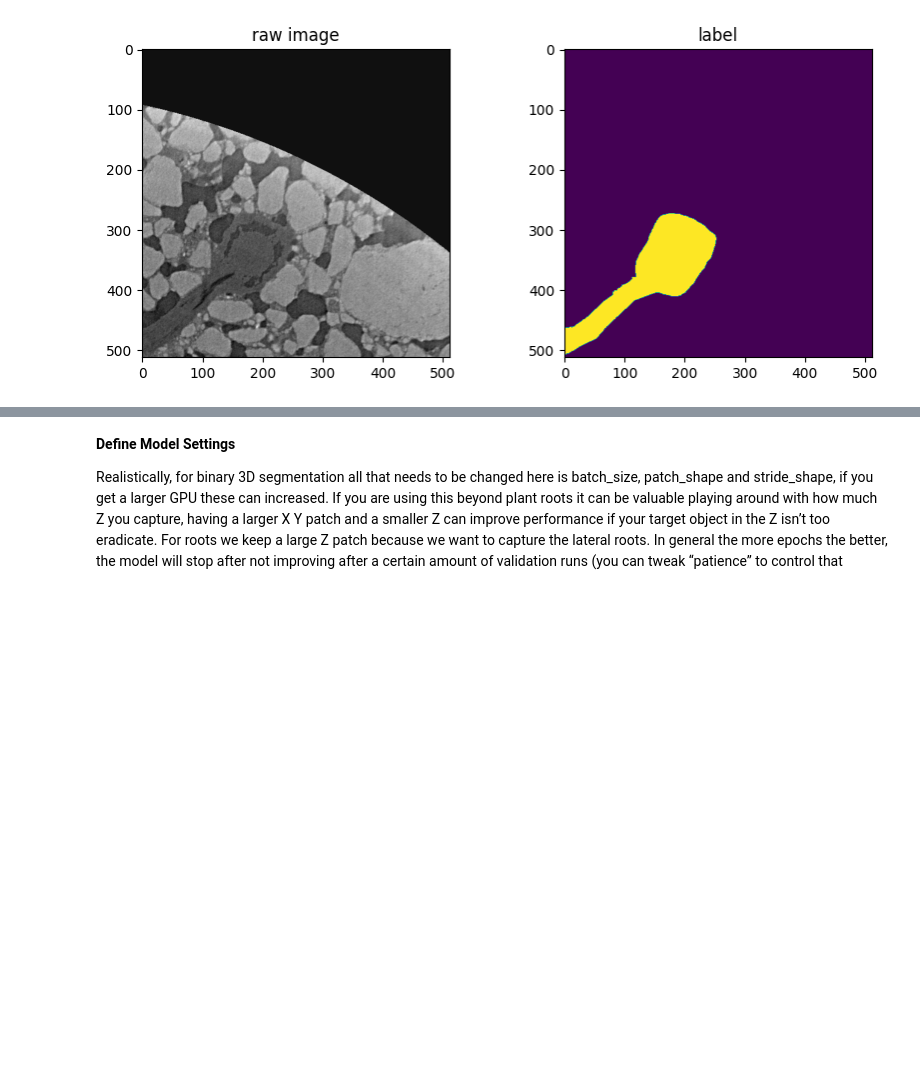
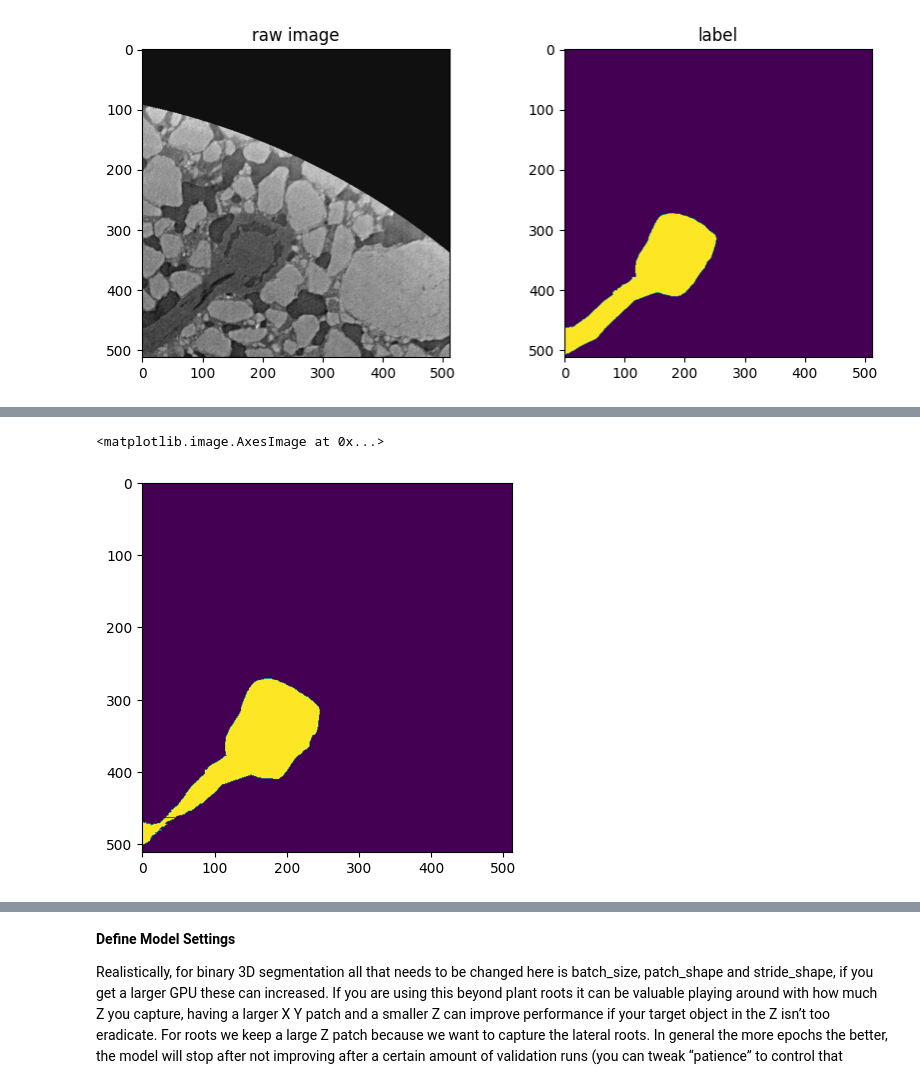
Before and after one commit to RichardHarwood/3D_Unet_Plant_Roots, a Jupyter notebook: Train_3D_Unet_Plant_Roots.ipynb, the cells around one changed output, grey strips where cells are left out. Saved outputs shown, nothing was run; the diff lists cells and outputs as text; code cells hidden in the pictures; blank space fills up the shorter version.

```diff
--- a/Train_3D_Unet_Plant_Roots.ipynb
+++ b/Train_3D_Unet_Plant_Roots.ipynb
@@ -156,0 +154,6 @@ HBox(children=(VBox(children=(VBox(children=(HBox(children=(VBox(children=(Image
+# %%
+
+plt.imshow(img[20,1,:,:])
+# %% [output]
+<matplotlib.image.AxesImage at 0x...>
+[figure, added]
```
Also changed, not shown: parts of 6 cells of this notebook.
